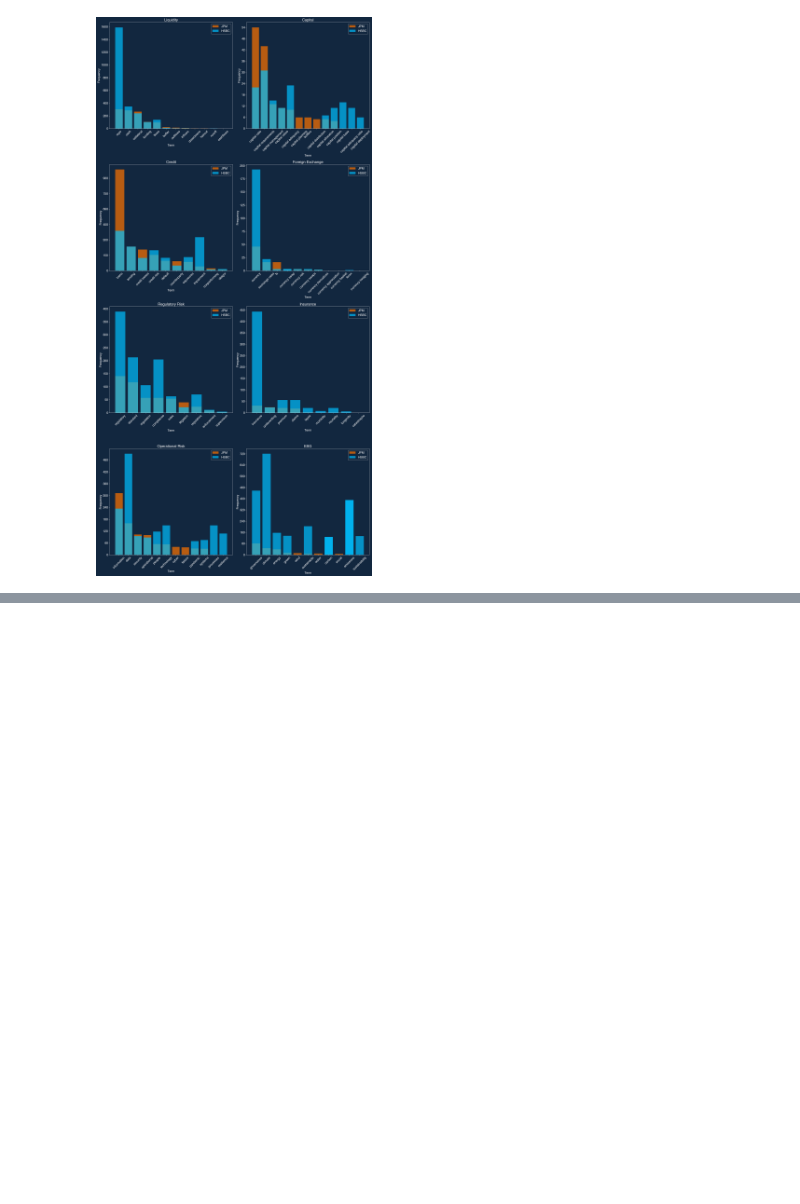
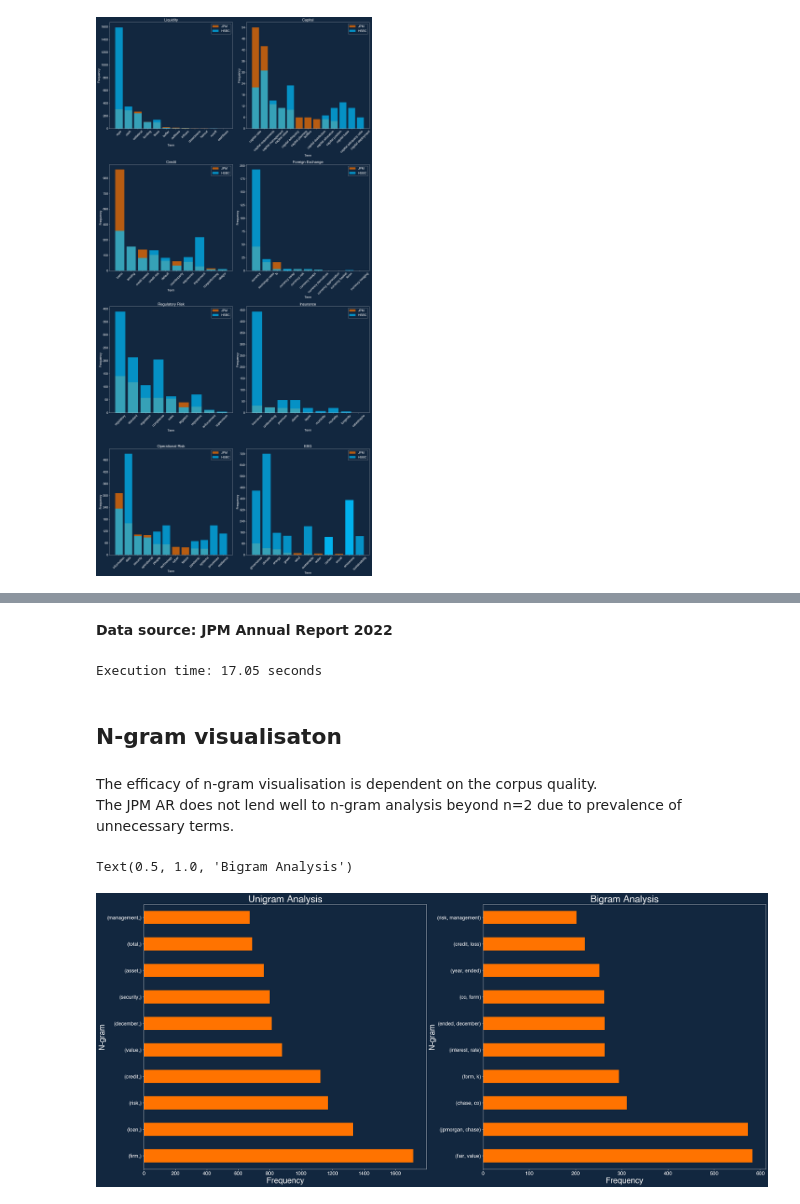
Before and after one commit to george-m2/financial-reports-data-mining, a Jupyter notebook: textExtractionDemo.ipynb, the cells around one changed output, grey strips where cells are left out. Cells and saved outputs as stored; diff of their text form; code cells hidden in the pictures; blank space fills up the shorter version.

Commit message:
Add JPM ngram analysis (n=1->4)

```diff
--- a/textExtractionDemo.ipynb
+++ b/textExtractionDemo.ipynb
@@ -294,0 +308,56 @@ plt.show()
+# %% [markdown]
+**Data source: JPM Annual Report 2022**
+# %%
+def ngram_clean(doc):
+    wnl = nltk.WordNetLemmatizer()
+    text = extractPDF(doc)
+    # text normalisation:
+        # NFKD normalisation - Unicode Normalization Form (k) Compatibility Decomposition (https://unicode.org/reports/tr15/)
+        # normalised unicode -> ascii to remove non-ascii standard chars -> decode back to utf-8 -> lowercase
+    text = (unicodedata.normalize('NFKD', text)
+            .encode('ascii', 'ignore')
+            .decode('utf-8', 'ignore')
+            .lower())
+    words = re.sub(r'[^\w\s]', '', text).split() # remove punctuation and split into words
+    return [wnl.lemmatize(word) for word in words if word not in stopwords.words('english')] # remove stopwords and lemmatise
+
+def ngram(n, topn):
+    tokens = (pd.Series(nltk.ngrams(ngram_clean('src/jpm/NYSE_JPM_2022.pdf'), n)).value_counts())[:topn]
+    # where n is the n-gram size, and topn is the number of top n-grams to be visualised
+    return tokens
+# %%
+# n-gram() calls to generate the top 10 uni->quadgrams found in the report
+start_time = time.time()
+
+unigrams = ngram(1, 10)
+bigrams = ngram(2, 10)
+trigrams = ngram(3, 10)
+quadgrams = ngram(4, 10)
+
+end_time = time.time()
+execution_time = end_time - start_time
+print(f"Execution time: {execution_time:.2f} seconds")
+# %% [output]
+Execution time: 17.05 seconds
+# %% [markdown]
+## N-gram visualisaton
+# %% [markdown]
+The efficacy of n-gram visualisation is dependent on the corpus quality. \
+The JPM AR does not lend well to n-gram analysis beyond n=2 due to prevalence of unnecessary terms.
+# %%
+fig, axs = plt.subplots(1, 2, figsize=(35, 15))
+
+# unigram counts
+unigrams.plot(kind='barh', color='#FF7300', ax=axs[0])
+axs[0].set_xlabel('Frequency', fontsize= 25)
+axs[0].set_ylabel('N-gram', fontsize=25)
+axs[0].set_title('Unigram Analysis', fontsize=30)
+
+# bigram counts
+bigrams.plot(kind='barh', color='#FF7300', ax=axs[1])
+axs[1].set_xlabel('Frequency', fontsize= 25)
+axs[1].set_ylabel('N-gram', fontsize=25)
+axs[1].set_title('Bigram Analysis', fontsize=30)
+# %% [output]
+Text(0.5, 1.0, 'Bigram Analysis')
+[figure, added]
```
Also changed, not shown: parts of 7 cells of this notebook.
